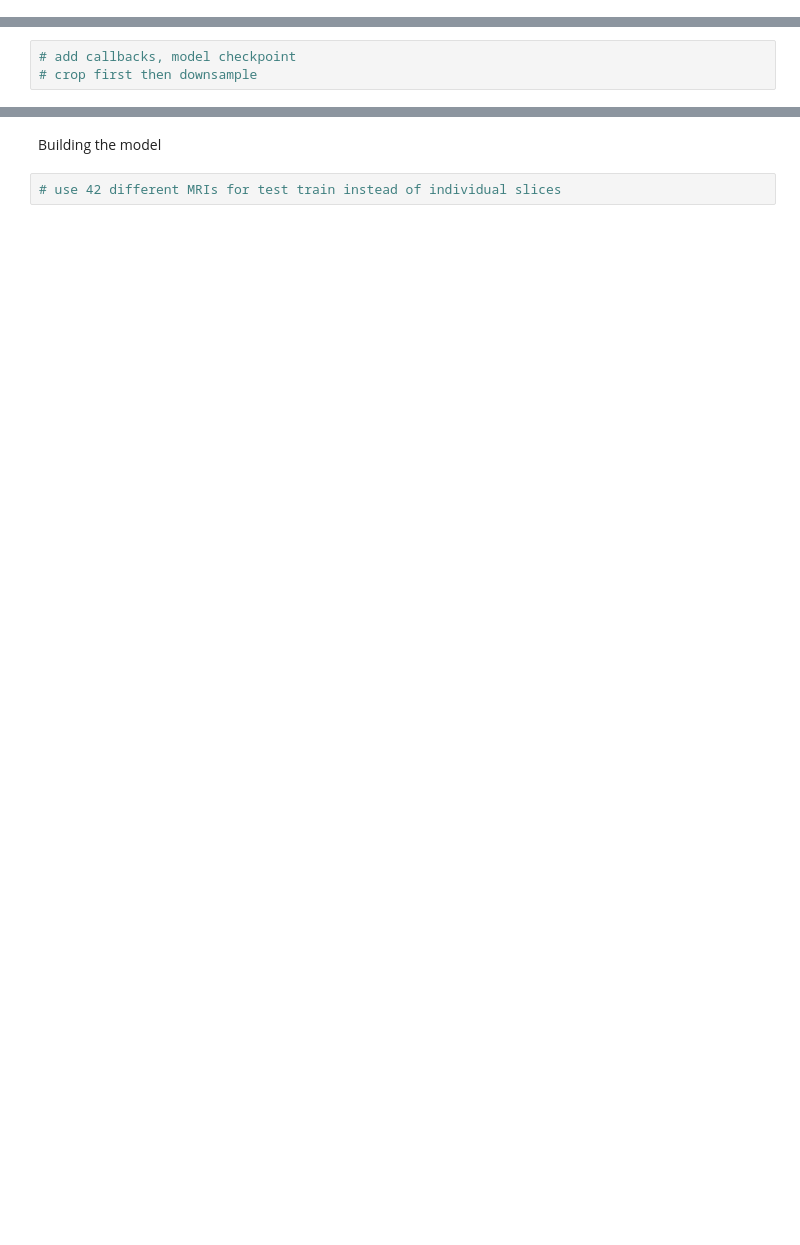
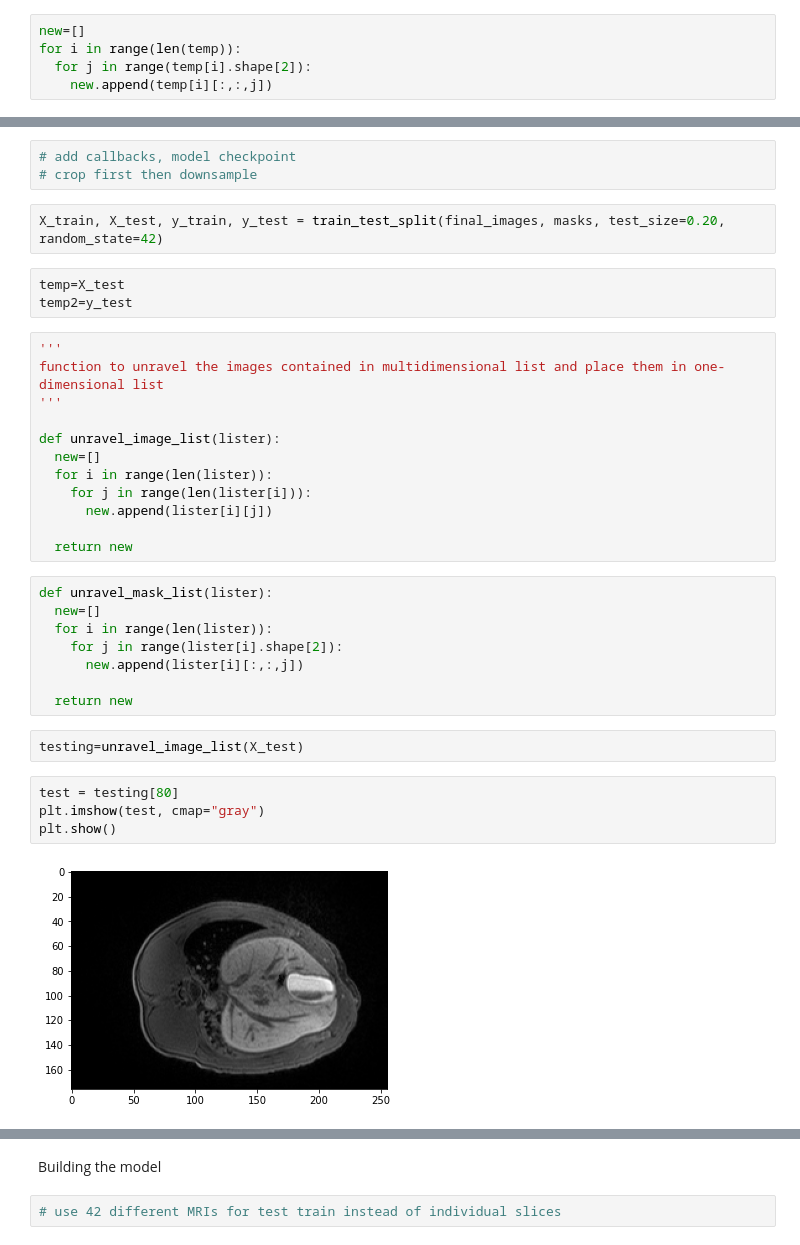
Before and after one commit to jkauf8/liver_segmentation, a Jupyter notebook: Deep_Learning_Liver_Segmentation.ipynb, the cells around one changed output, grey strips where cells are left out. Saved outputs shown, nothing was run; the diff lists cells and outputs as text; blank space fills up the shorter version.

```diff
--- a/Deep_Learning_Liver_Segmentation.ipynb
+++ b/Deep_Learning_Liver_Segmentation.ipynb
@@ -53,3 +59,8 @@ print(len(masks[1]))
+# %%
+new=[]
+for i in range(len(temp)):
+  for j in range(temp[i].shape[2]):
+    new.append(temp[i][:,:,j])
 # %% [markdown]
 Read in dicom images
 # %%
@@ -154,3 +166,36 @@ IMG_CHANNELS = 1
 # %%
 # add callbacks, model checkpoint
 # crop first then downsample
+# %%
+X_train, X_test, y_train, y_test = train_test_split(final_images, masks, test_size=0.20, random_state=42)
+# %%
+temp=X_test
+temp2=y_test
+# %%
+'''
+function to unravel the images contained in multidimensional list and place them in one-dimensional list
+'''
+
+def unravel_image_list(lister):
+  new=[]
+  for i in range(len(lister)):
+    for j in range(len(lister[i])):
+      new.append(lister[i][j])
+
+  return new
+# %%
+def unravel_mask_list(lister):
+  new=[]
+  for i in range(len(lister)):
+    for j in range(lister[i].shape[2]):
+      new.append(lister[i][:,:,j])
+
+  return new
+# %%
+testing=unravel_image_list(X_test)
+# %%
+test = testing[80]
+plt.imshow(test, cmap="gray")
+plt.show()
+# %% [output]
+[figure, added]
```
Also changed, not shown: parts of 14 cells of this notebook.
